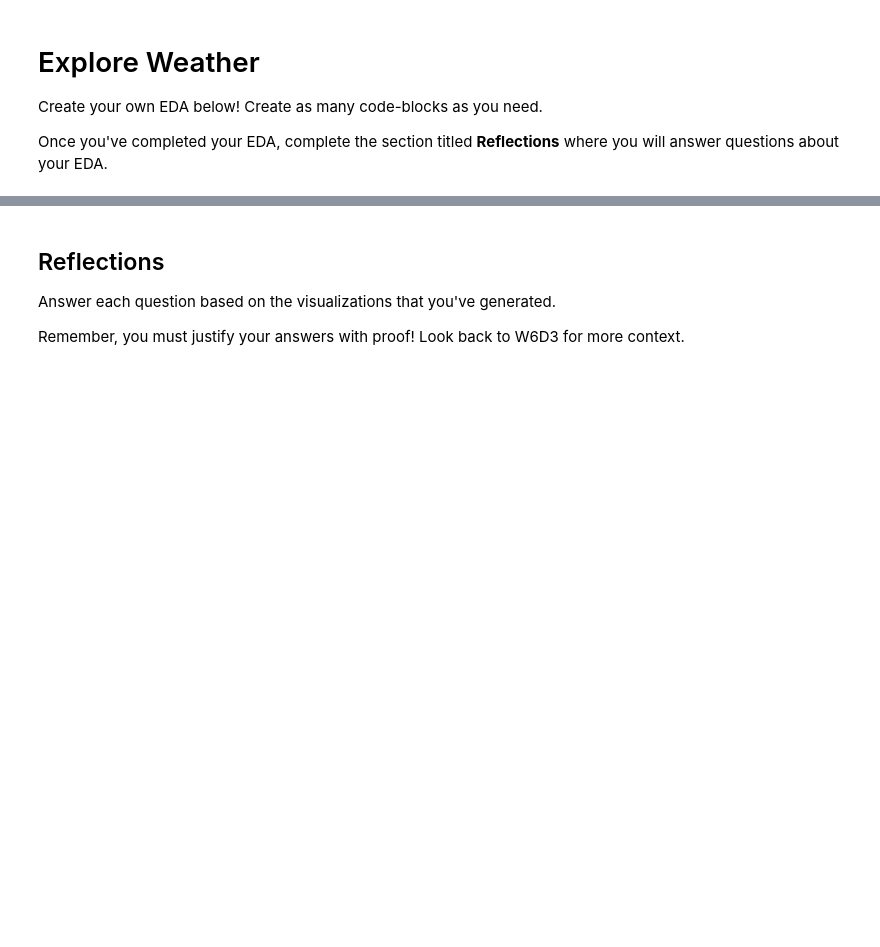
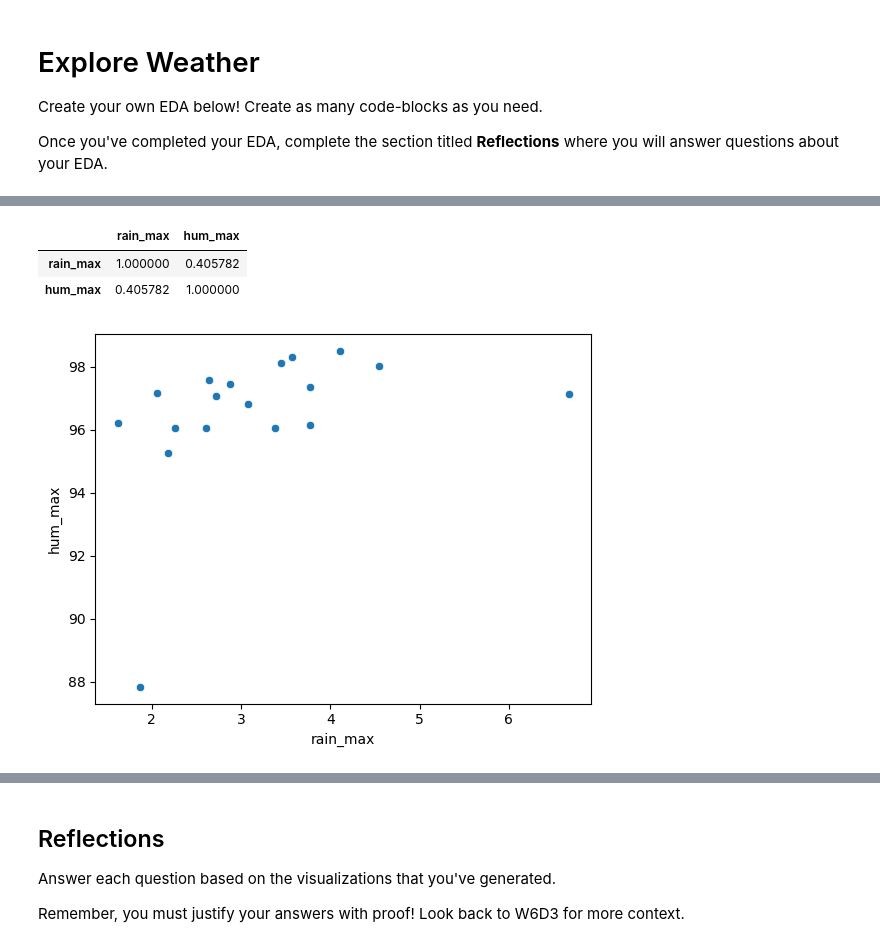
Before and after one commit to vchu22/IF-DS-TLAB3, a Jupyter notebook: notebooks/explore_weather.ipynb, the cells around one changed output, grey strips where cells are left out. Cells and saved outputs as stored; diff of their text form; code cells hidden in the pictures; blank space fills up the shorter version.

```diff
--- a/notebooks/explore_weather.ipynb
+++ b/notebooks/explore_weather.ipynb
@@ -30,0 +84,9 @@ weather = ...
+# %%
+# For Q5, get the Pearson's Correlation Coefficient between rain_max and hum_max
+sns.scatterplot(data=weather, x="rain_max", y="hum_max")
+weather[["rain_max", "hum_max"]].corr()
+# %% [output]
+|  | rain_max | hum_max |
+| rain_max | 1.000000 | 0.405782 |
+| hum_max | 0.405782 | 1.000000 |
+[figure, added]
```
Also changed, not shown: parts of 14 cells of this notebook, 1 other file.
